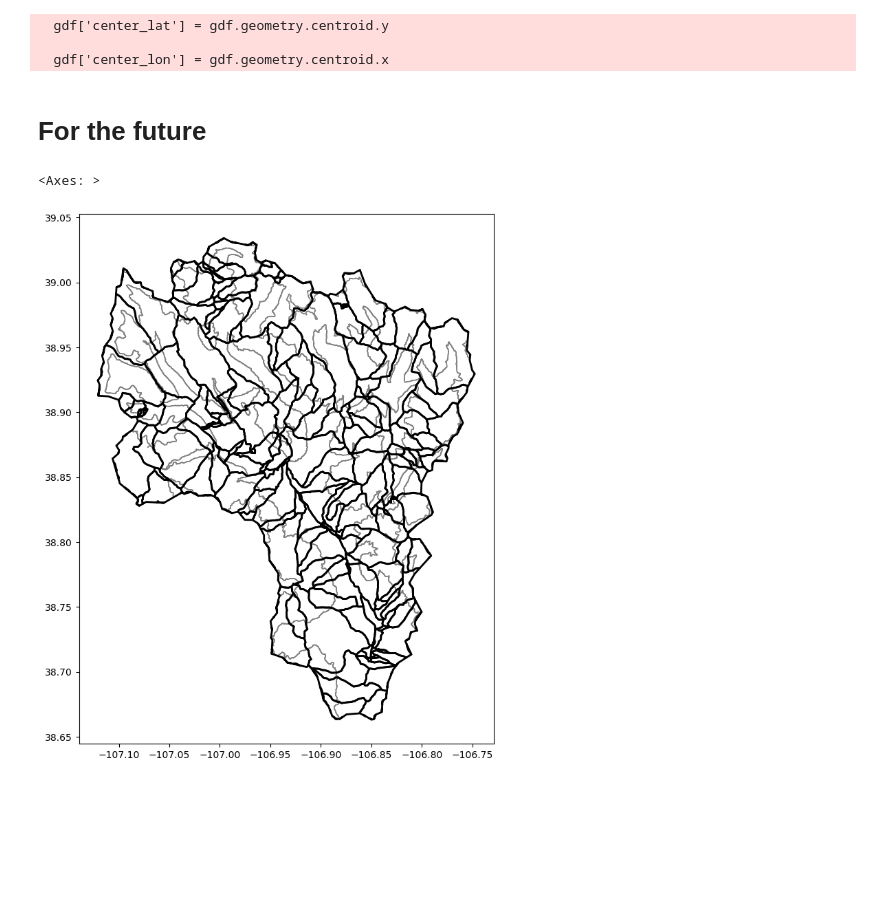
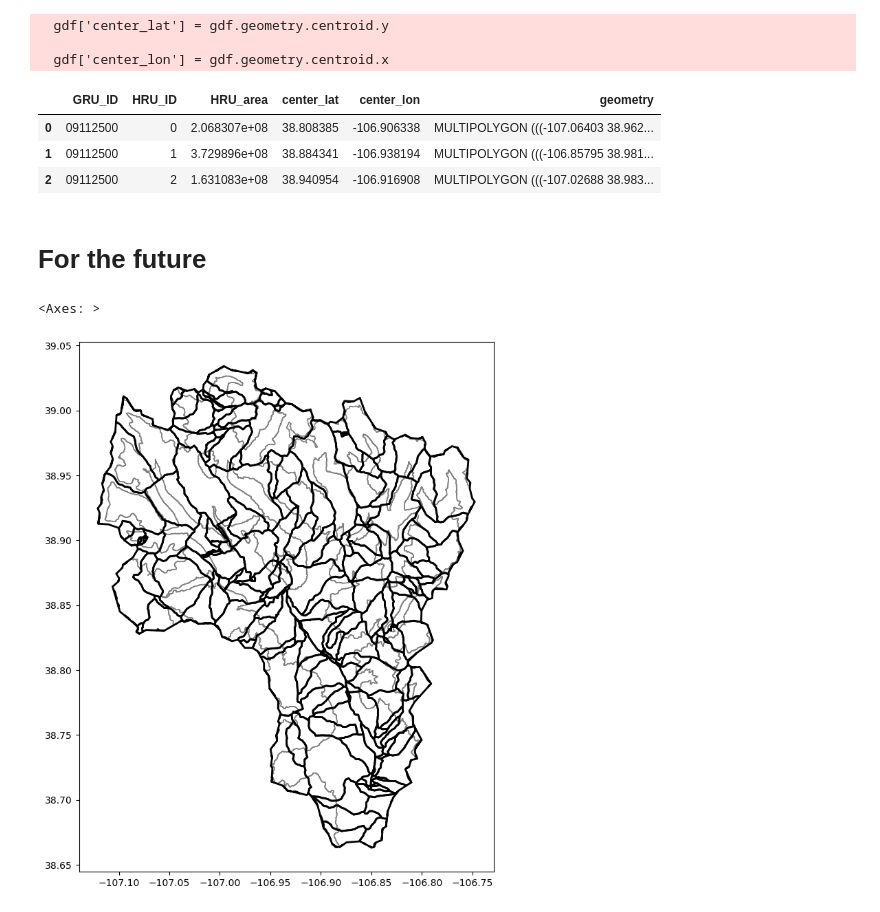
Before and after one commit to dlhogan97/mtn_hydro_pysumma, a Jupyter notebook: 0b_data_preparation/create_basin_shapefile.ipynb, the cells around one changed output. Drawn from its saved outputs; the diff is of its cells as text; code cells hidden in the pictures; blank space fills up the shorter version.

```diff
--- a/0b_data_preparation/create_basin_shapefile.ipynb
+++ b/0b_data_preparation/create_basin_shapefile.ipynb
@@ -13,3 +11,9 @@ basin = "TuolumneRiver"
+# %%
+basin = 'EastRiver'
+controlFile = f'control_{basin}.txt'
+
+# basin name and outlet gauge id
+root_path = Path(read_from_control(controlFile, "root_path"))
 # %%
 # load the basin shapefile
 basin_shp = gpd.read_file(root_path / f"domain_{basin}/shapefiles/catchment/{basin}.shp")
@@ -74,6 +78,13 @@ gdf = gdf.sort_values(by=["GRU_ID","HRU_ID"])
 # %%
 # save the gdf to shapefile
 gdf.to_file(root_path / f"domain_{basin}/shapefiles/catchment/{basin}_distributed_elevation_zone.shp")
+# %%
+gdf
+# %% [output]
+|  | GRU_ID | HRU_ID | HRU_area | center_lat | center_lon | geometry |
+| 0 | 09112500 | 0 | 2.068307e+08 | 38.808385 | -106.906338 | MULTIPOLYGON (((-107.06403 38.962... |
+| 1 | 09112500 | 1 | 3.729896e+08 | 38.884341 | -106.938194 | MULTIPOLYGON (((-106.85795 38.981... |
+| 2 | 09112500 | 2 | 1.631083e+08 | 38.940954 | -106.916908 | MULTIPOLYGON (((-107.02688 38.983... |
 # %% [markdown]
 # For the future
 # %%
```
Also changed, not shown: parts of 2 cells of this notebook, 3 other files.
